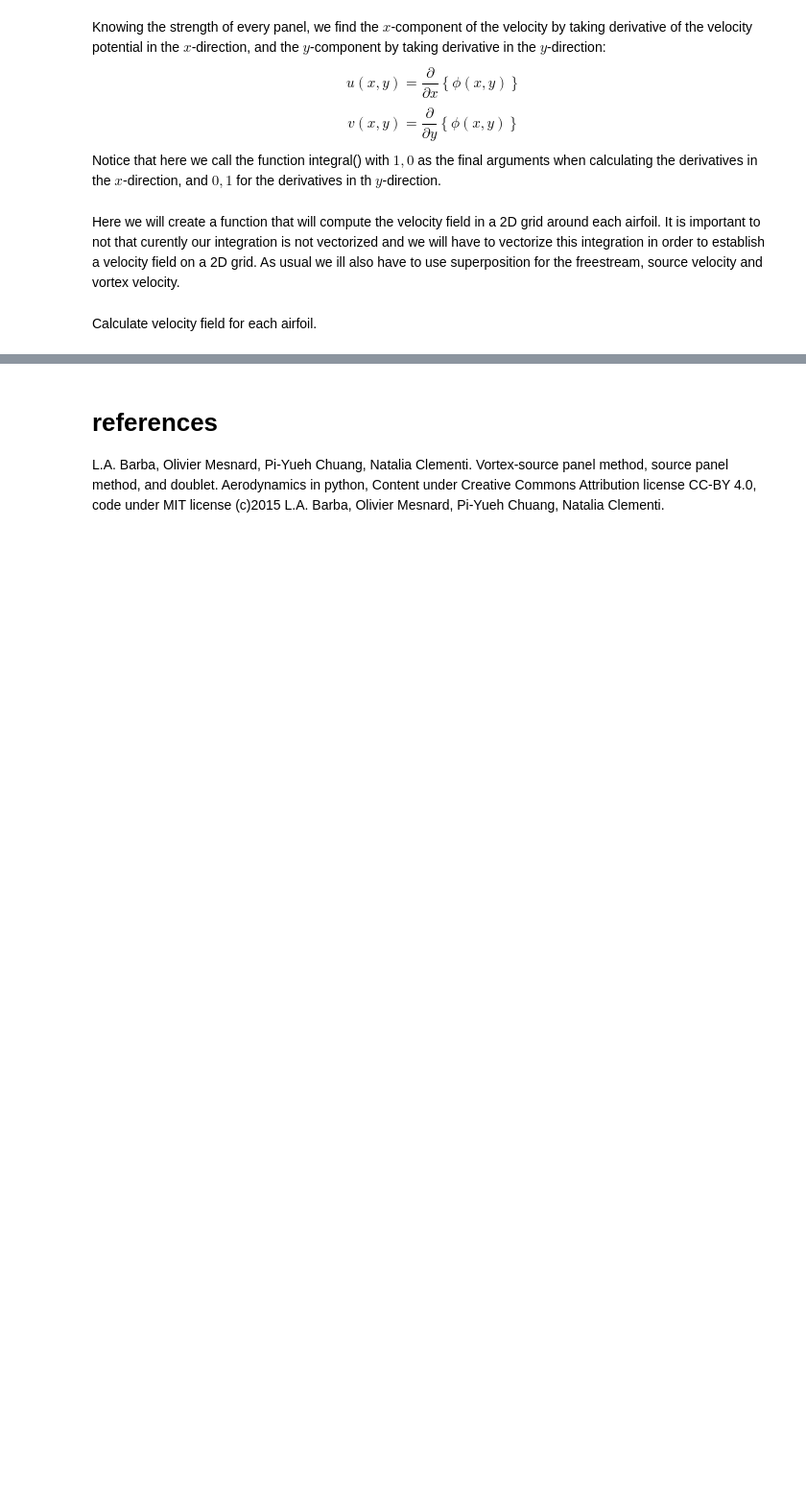
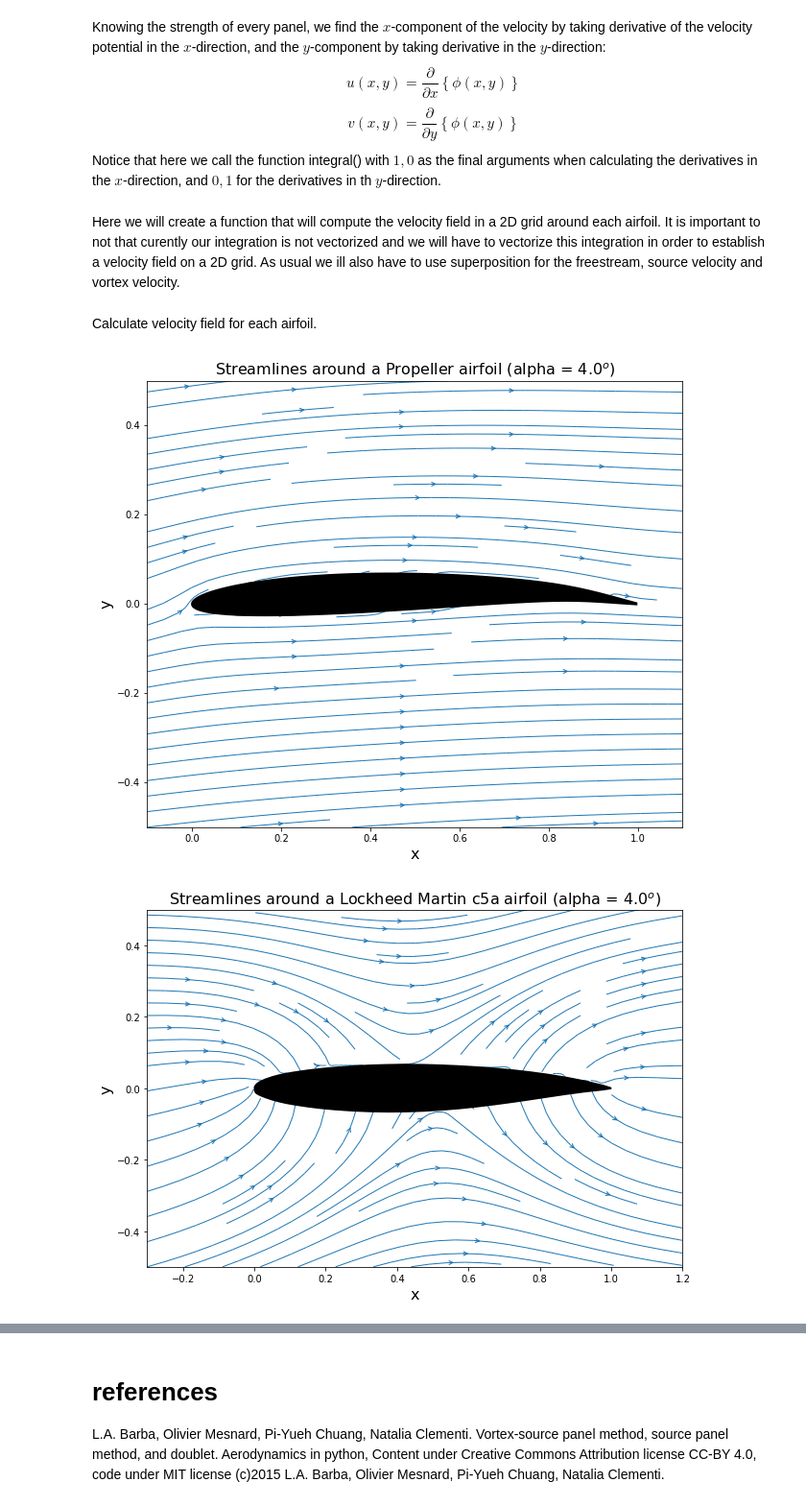
Before and after one commit to gwu-seas-mae6226/AeroPython-studentprojects2019, a Jupyter notebook: Dkiaoulias/project.ipynb, the cells around one changed output, grey strips where cells are left out. Shown at 96% size. Cells and saved outputs as stored; diff of their text form; code cells hidden in the pictures; blank space fills up the shorter version.

```diff
--- a/Dkiaoulias/project.ipynb
+++ b/Dkiaoulias/project.ipynb
@@ -873,31 +876,34 @@ pyplot.title('Streamlines around a Propeller airfoil (alpha = ${}^o$)'.format(al
 width = 10
 pyplot.figure(figsize=(width, width))
 pyplot.xlabel('x', fontsize=16)
 pyplot.ylabel('y', fontsize=16)
 pyplot.streamplot(X_r, Y_r, u_r, v_r,
                   density=1, linewidth=1, arrowsize=1, arrowstyle='->')
 pyplot.fill([panel.xc for panel in panels_r],
             [panel.yc for panel in panels_r],
             color='k', linestyle='solid', linewidth=2, zorder=2)
 pyplot.axis('scaled', adjustable='box')
 pyplot.xlim(x_start2, x_end2)
 pyplot.ylim(y_start2, y_end2)
-pyplot.title('Streamlines around a Northrop RQ-4 Global Hawk airfoil (alpha = ${}^o$)'.format(alpha),
+pyplot.title('Streamlines around a Lockheed Martin c5a airfoil (alpha = ${}^o$)'.format(alpha),
              fontsize=16);
 
 
 #####Northrop RQ-4 Global Hawk#####
 width = 10
 pyplot.figure(figsize=(width, width))
 pyplot.xlabel('x', fontsize=16)
 pyplot.ylabel('y', fontsize=16)
 pyplot.streamplot(X_RQ4, Y_RQ4, u_RQ4, v_RQ4,
                   density=1, linewidth=1, arrowsize=1, arrowstyle='->')
 pyplot.fill([panel.xc for panel in panels_RQ4],
             [panel.yc for panel in panels_RQ4],
             color='k', linestyle='solid', linewidth=2, zorder=2)
 pyplot.axis('scaled', adjustable='box')
 pyplot.xlim(-0.3 , 1.2)
 pyplot.ylim(-0.5, 0.5)
 pyplot.title('Streamlines around a Northrop RQ-4 Global Hawk airfoil (alpha = ${}^o$)'.format(alpha),
              fontsize=16);
+# %% [output]
+[figure, added]
+[figure, added]
```
Also changed, not shown: parts of 17 cells of this notebook, 6 other files.
